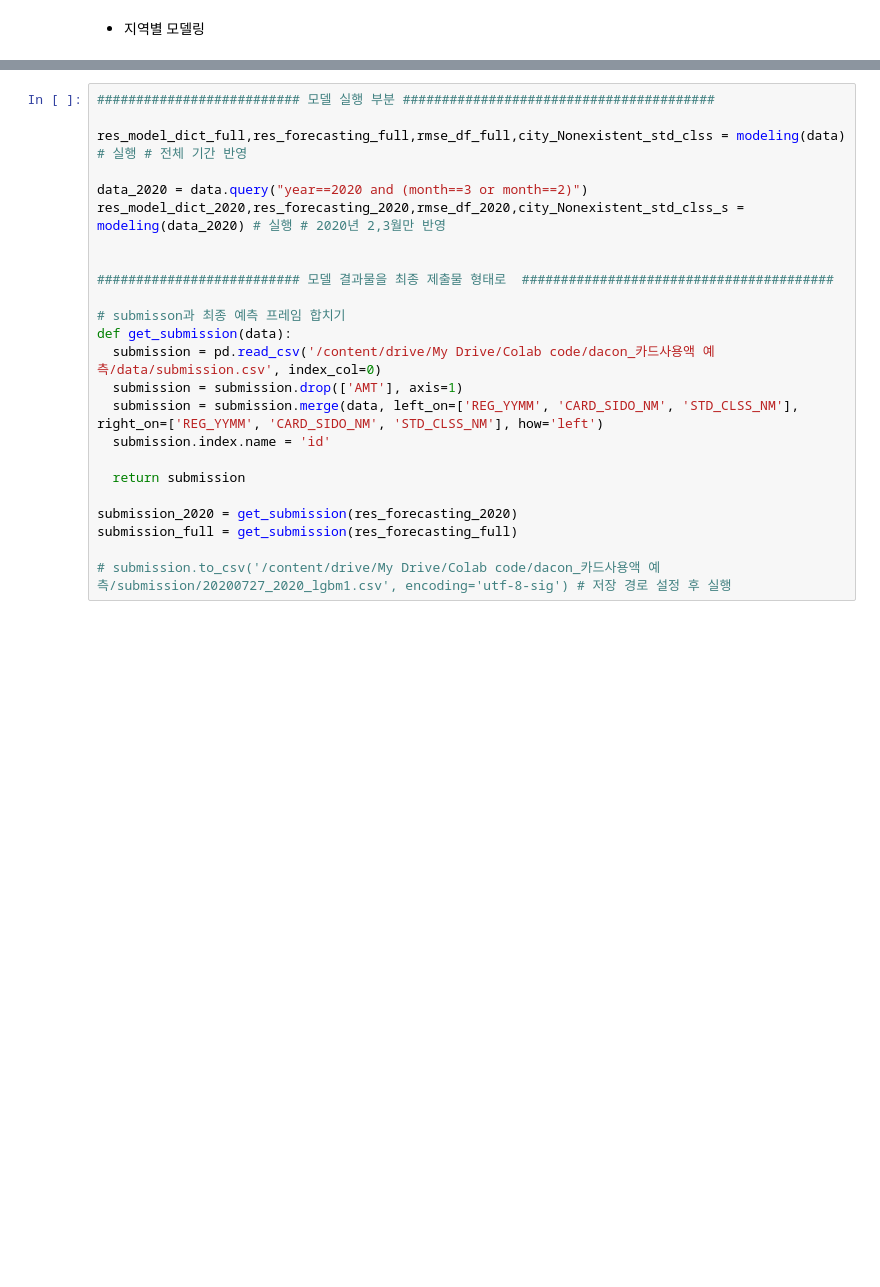
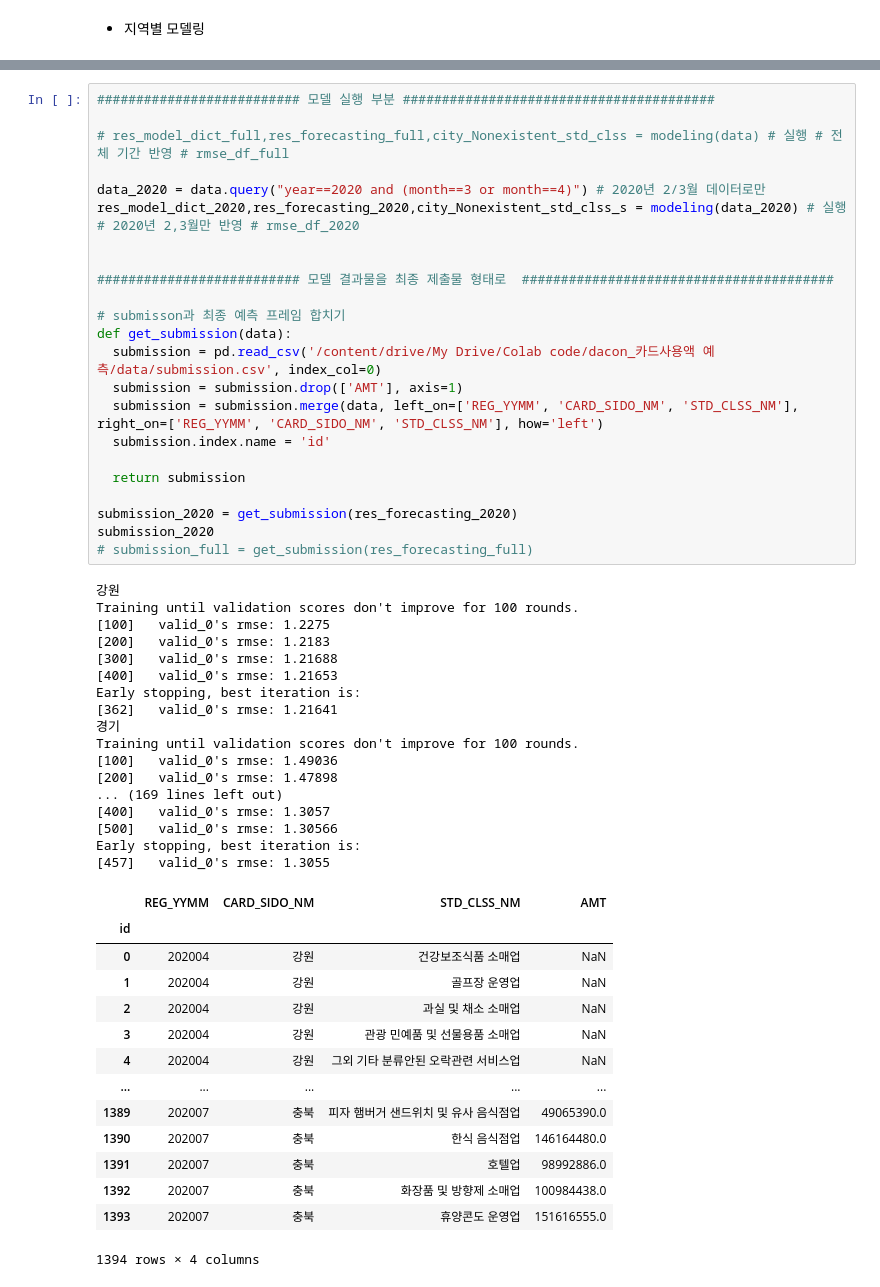
Before and after one commit to bill7845/colab_repo, a Jupyter notebook: dacon_제주카드사용량예측/modeling_2.ipynb, the cells around one changed output, grey strips where cells are left out. Drawn from its saved outputs; the diff is of its cells as text; blank space fills up the shorter version.

```diff
--- a/dacon_제주카드사용량예측/modeling_2.ipynb
+++ b/dacon_제주카드사용량예측/modeling_2.ipynb
@@ -200,24 +209,55 @@ def modeling(full_data): # full_data는 전체 데이터의미. (data)
 # %%
 ########################## 모델 실행 부분 ########################################
 
-res_model_dict_full,res_forecasting_full,rmse_df_full,city_Nonexistent_std_clss = modeling(data) # 실행 # 전체 기간 반영
+# res_model_dict_full,res_forecasting_full,city_Nonexistent_std_clss = modeling(data) # 실행 # 전체 기간 반영 # rmse_df_full
 
-data_2020 = data.query("year==2020 and (month==3 or month==2)")
-res_model_dict_2020,res_forecasting_2020,rmse_df_2020,city_Nonexistent_std_clss_s = modeling(data_2020) # 실행 # 2020년 2,3월만 반영
+data_2020 = data.query("year==2020 and (month==3 or month==4)") # 2020년 2/3월 데이터로만
+res_model_dict_2020,res_forecasting_2020,city_Nonexistent_std_clss_s = modeling(data_2020) # 실행 # 2020년 2,3월만 반영 # rmse_df_2020
 
 
 ########################## 모델 결과물을 최종 제출물 형태로  ########################################
 
 # submisson과 최종 예측 프레임 합치기
 def get_submission(data):
   submission = pd.read_csv('/content/drive/My Drive/Colab code/dacon_카드사용액 예측/data/submission.csv', index_col=0)
   submission = submission.drop(['AMT'], axis=1)
   submission = submission.merge(data, left_on=['REG_YYMM', 'CARD_SIDO_NM', 'STD_CLSS_NM'], right_on=['REG_YYMM', 'CARD_SIDO_NM', 'STD_CLSS_NM'], how='left')
   submission.index.name = 'id'
 
   return submission
 
 submission_2020 = get_submission(res_forecasting_2020)
-submission_full = get_submission(res_forecasting_full)
-
-# submission.to_csv('/content/drive/My Drive/Colab code/dacon_카드사용액 예측/submission/20200727_2020_lgbm1.csv', encoding='utf-8-sig') # 저장 경로 설정 후 실행
+submission_2020
+# submission_full = get_submission(res_forecasting_full)
+# %% [output]
+강원
+Training until validation scores don't improve for 100 rounds.
+[100]   valid_0's rmse: 1.2275
+[200]   valid_0's rmse: 1.2183
+[300]   valid_0's rmse: 1.21688
+[400]   valid_0's rmse: 1.21653
+Early stopping, best iteration is:
+[362]   valid_0's rmse: 1.21641
+경기
+Training until validation scores don't improve for 100 rounds.
+[100]   valid_0's rmse: 1.49036
+[200]   valid_0's rmse: 1.47898
+... (169 lines left out)
+[400]   valid_0's rmse: 1.3057
+[500]   valid_0's rmse: 1.30566
+Early stopping, best iteration is:
+[457]   valid_0's rmse: 1.3055
+|  | REG_YYMM | CARD_SIDO_NM | STD_CLSS_NM | AMT |
+| id |  |  |  |  |
+| 0 | 202004 | 강원 | 건강보조식품 소매업 | NaN |
+| 1 | 202004 | 강원 | 골프장 운영업 | NaN |
+| 2 | 202004 | 강원 | 과실 및 채소 소매업 | NaN |
+| 3 | 202004 | 강원 | 관광 민예품 및 선물용품 소매업 | NaN |
+| 4 | 202004 | 강원 | 그외 기타 분류안된 오락관련 서비스업 | NaN |
+| ... | ... | ... | ... | ... |
+| 1389 | 202007 | 충북 | 피자 햄버거 샌드위치 및 유사 음식점업 | 49065390.0 |
+| 1390 | 202007 | 충북 | 한식 음식점업 | 146164480.0 |
+| 1391 | 202007 | 충북 | 호텔업 | 98992886.0 |
+| 1392 | 202007 | 충북 | 화장품 및 방향제 소매업 | 100984438.0 |
+| 1393 | 202007 | 충북 | 휴양콘도 운영업 | 151616555.0 |
+1394 rows × 4 columns
```
Also changed, not shown: parts of 15 cells of this notebook.
